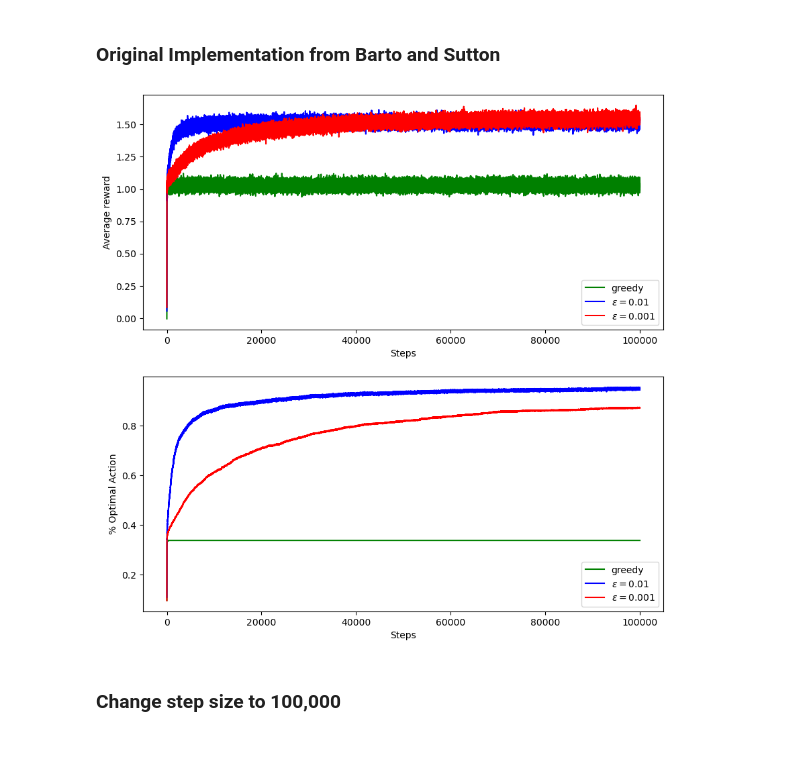
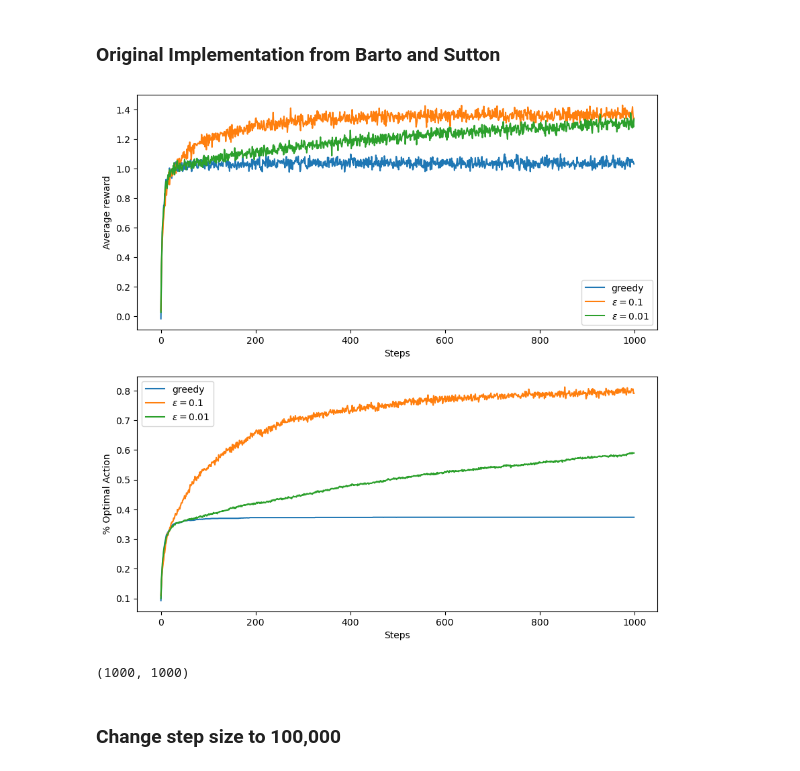
Before and after one commit to devkhullar/rltoolbox, a Jupyter notebook: simple_bandit_problem.ipynb, the cells around one changed output. Drawn from its saved outputs; the diff is of its cells as text; code cells hidden in the pictures.

Commit message:
Change implementation for epsilon parameter problem

```diff
--- a/simple_bandit_problem.ipynb
+++ b/simple_bandit_problem.ipynb
@@ -220,28 +219,33 @@ class Bandit:
         ax_optimal_action.legend()
 
         plt.show()
+
+        return avg_reward, avg_optimal_action
 # %% [markdown]
 ### Original Implementation from Barto and Sutton
 # %%
-Bandit.run_and_plot_experiments(
-    steps=100000,
+x, y = Bandit.run_and_plot_experiments(
+    steps=1000,
     exp_bandit_agent_dict={
         "greedy": (
             StationaryMultiArmedBandit(k=k, runs=runs),
             Agent(k=k, runs=runs, epsilon=0)
         ),
+        r"$\epsilon=0.1$": (
+            StationaryMultiArmedBandit(k=k, runs=runs),
+            Agent(k=k, runs=runs, epsilon=0.1)
+        ),
         r"$\epsilon=0.01$": (
             StationaryMultiArmedBandit(k=k, runs=runs),
             Agent(k=k, runs=runs, epsilon=0.01)
         ),
-        r"$\epsilon=0.001$": (
-            StationaryMultiArmedBandit(k=k, runs=runs),
-            Agent(k=k, runs=runs, epsilon=0.001)
-        ),
     },
 )
+
+len(x), len(y)
 # %% [output]
-[figure, old version]
+[figure, new version]
+(1000, 1000)
 # %% [markdown]
 ### Change step size to 100,000
 # %%
```
Also changed, not shown: parts of 13 cells of this notebook, 2 other files.
